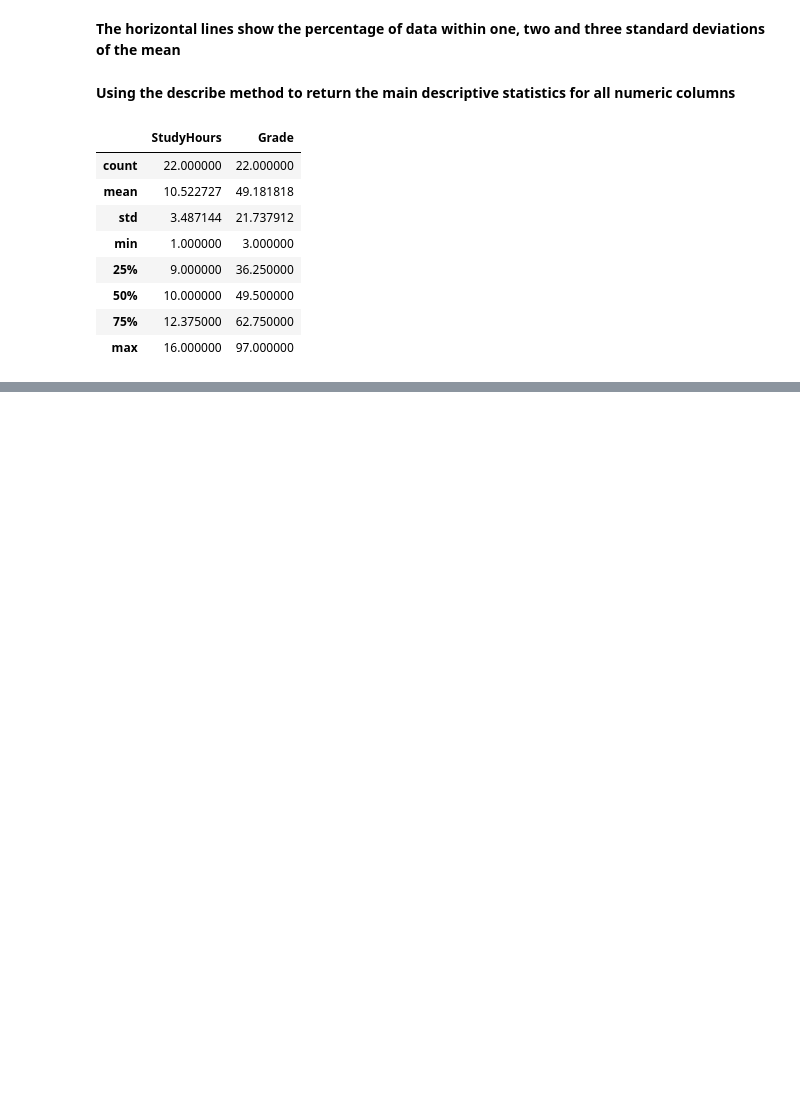
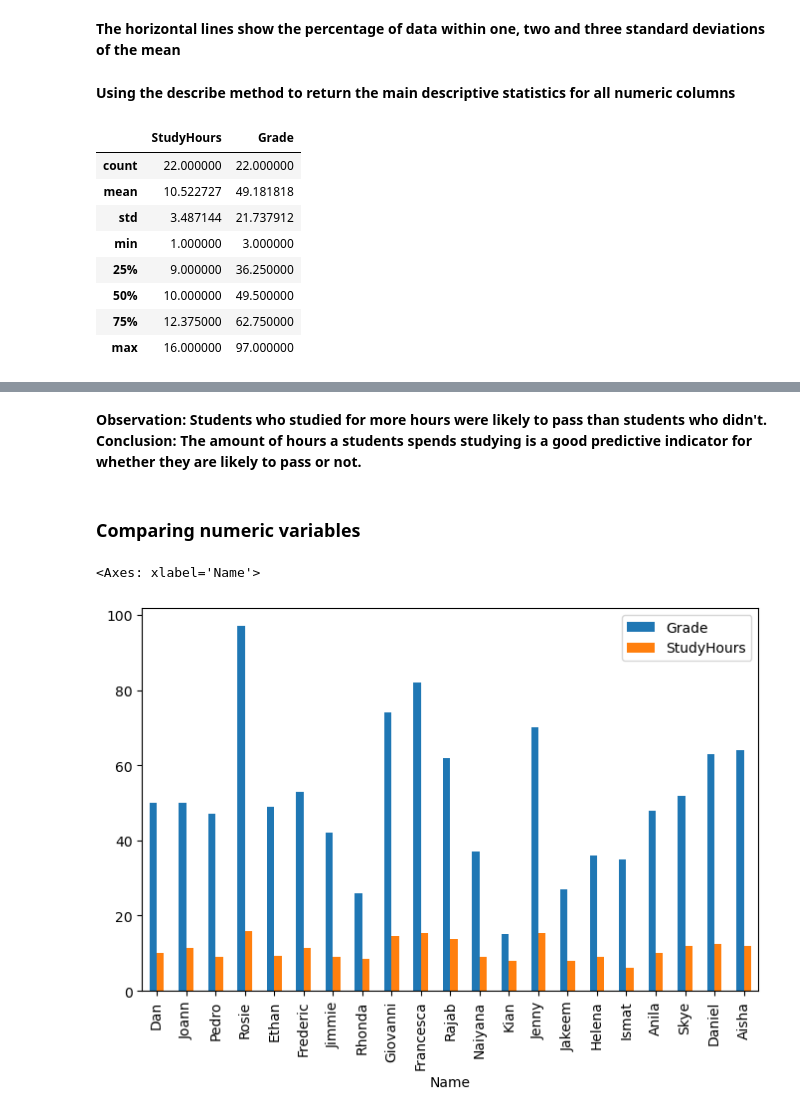
Before and after one commit to roangira99/Data-Analysis-ML, a Jupyter notebook: student_grades_viz.ipynb, the cells around one changed output, grey strips where cells are left out. Cells and saved outputs as stored; diff of their text form; code cells hidden in the pictures; blank space fills up the shorter version.

```diff
--- a/student_grades_viz.ipynb
+++ b/student_grades_viz.ipynb
@@ -447,0 +486,11 @@ df_students.describe()
+# %% [markdown]
+<b>Observation: Students who studied for more hours were likely to pass than students who didn't.</b><br>
+<b>Conclusion: The amount of hours a students spends studying is a good predictive indicator for whether they are likely to pass or not.</b>
+# %% [markdown]
+### Comparing numeric variables
+# %%
+# Create a bar plot of name vs grade and study hours
+df_sample.plot(x='Name', y=['Grade','StudyHours'], kind='bar', figsize=(8,5))
+# %% [output]
+<Axes: xlabel='Name'>
+[figure, added]
```
Also changed, not shown: parts of 14 cells of this notebook.
